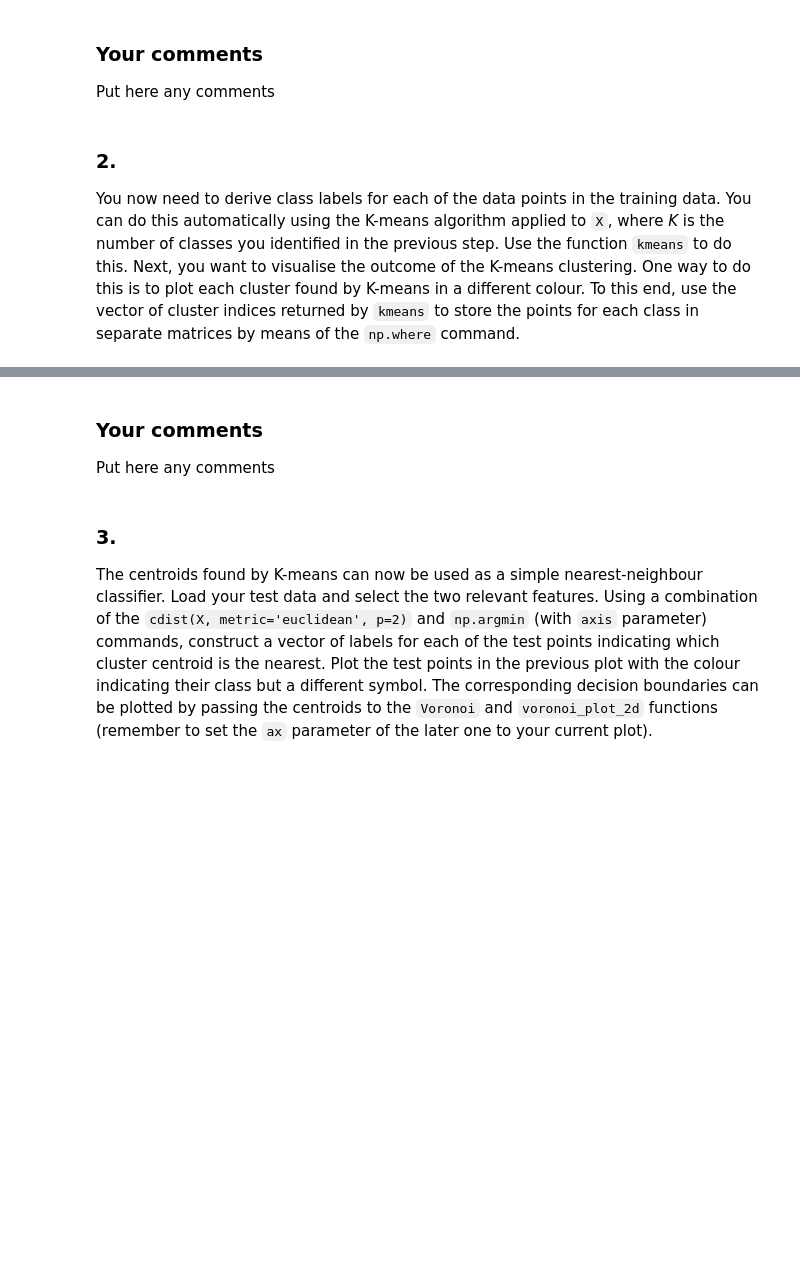
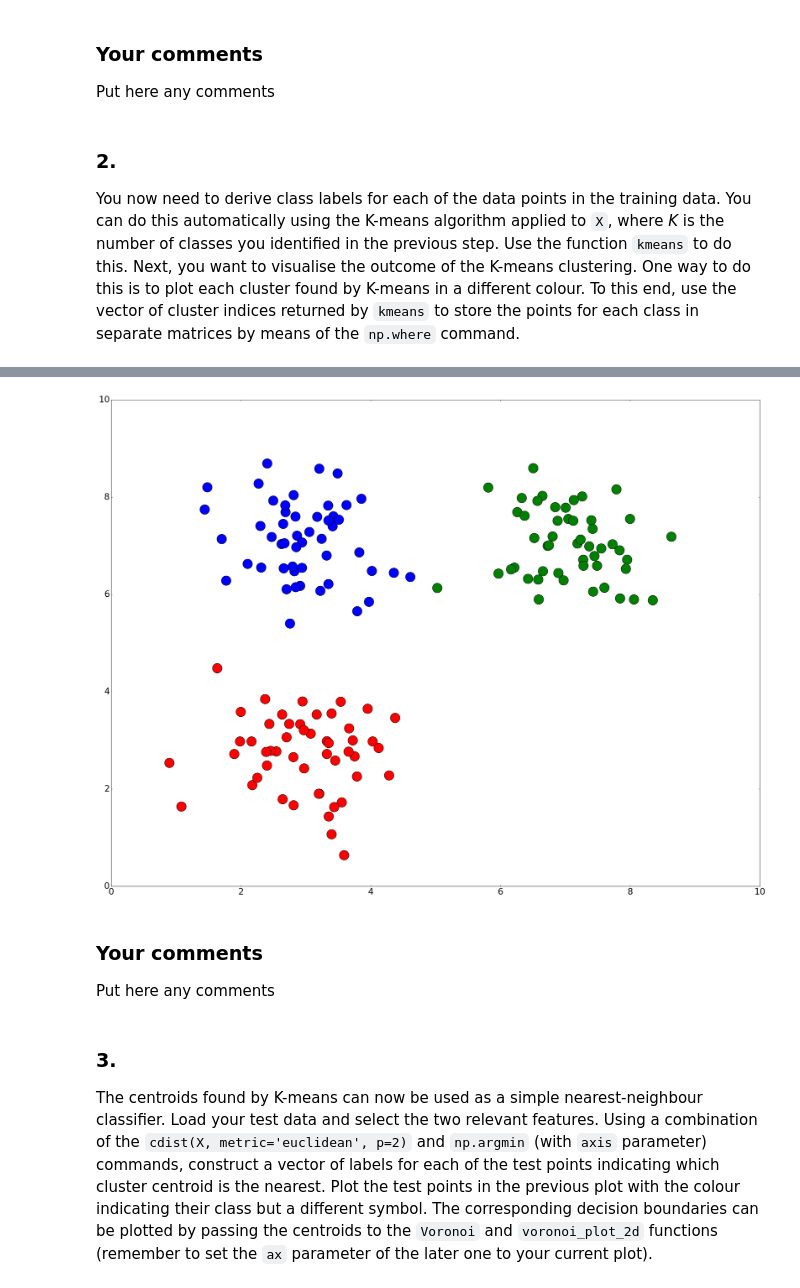
Before and after one commit to JoshVanL/SPS_LabWork, a Jupyter notebook: CW1/cw1.ipynb, the cells around one changed output, grey strips where cells are left out. Cells and saved outputs as stored; diff of their text form; code cells hidden in the pictures; blank space fills up the shorter version.

```diff
--- a/CW1/cw1.ipynb
+++ b/CW1/cw1.ipynb
@@ -77,0 +74,86 @@ def kmeans(Data, NClusters):
+# %%
+# put your code here
+
+
+
+import matplotlib.pylab as pylab
+pylab.rcParams['figure.figsize'] = (32.0, 24.0)
+pylab.rcParams['font.size'] = 24
+
+def plotmatrix(Matrix):
+    r, c = Matrix.shape
+    fig = plt.figure()
+    plotID = 1
+    for i in range(c):
+        for j in range(c):
+            ax = fig.add_subplot( c, c, plotID )
+            ax.scatter( Matrix[:,i], Matrix[:,j] )
+            plotID += 1
+    plt.show()
+
+def kmeans(Data, NClusters):
+    km = KMeans(NClusters)
+    fitted = km.fit(Data)
+    print(fitted)
+    return (fitted.cluster_centers_, fitted.labels_, fitted.inertia_)
+
+
+data = np.loadtxt('trainingSet.dat')
+print(data)
+print(data.shape)
+
+setData = np.loadtxt('testSet.dat')
+
+
+
+
+
+#plotmatrix(data)
+
+X = np.full((150, 2), 0.)
+for i in range(0,150):
+    X[i] = np.array([data[i][0], data[i][3]])
+print(X)
+print(X.shape)
+
+classLabels = kmeans(X, 3)
+print(classLabels)
+fittedLabels = (classLabels[1])
+print((fittedLabels.shape))
+fittedCenters  = np.array(classLabels[0])
+print(fittedCenters)
+
+print(fittedLabels)
+indices = np.array(np.where(fittedLabels ==0))
+indices = indices.reshape(indices.shape[1])
+X1 = np.arange(100.).reshape(50,2)
+print(indices.shape)
+for i in range(0, indices.shape[0]):
+    X1[i] = X[indices[i]]
+
+
+indices = np.array(np.where(fittedLabels ==1))
+indices = indices.reshape(indices.shape[1])
+X2 = np.arange(100.).reshape(50,2)
+print(indices.shape)
+for i in range(0, indices.shape[0]):
+    X2[i] = X[indices[i]]
+
+
+indices = np.array(np.where(fittedLabels ==2))
+indices = indices.reshape(indices.shape[1])
+X3  = np.arange(100.).reshape(50,2)
+print(indices.shape)
+for i in range(0, indices.shape[0]):
+    X3[i] = X[indices[i]]
+print(X1)
+print(X2)
+print(X3)
+
+
+fig = plt.figure()
+ax = fig.add_subplot( 111 )
+ax.scatter(X1[:,0], X1[:,1], c='b', s=700)
+ax.scatter(X2[:,0], X2[:,1], c='r', s=700)
+ax.scatter(X3[:,0], X3[:,1], c='g', s=700)
+# %% [output]
@@ -78,3 +178,4 @@ def kmeans(Data, NClusters):
+[figure, added]
 # %% [markdown]
 ### Your comments ###
 
```
Also changed, not shown: parts of 11 cells of this notebook, 12 other files.
